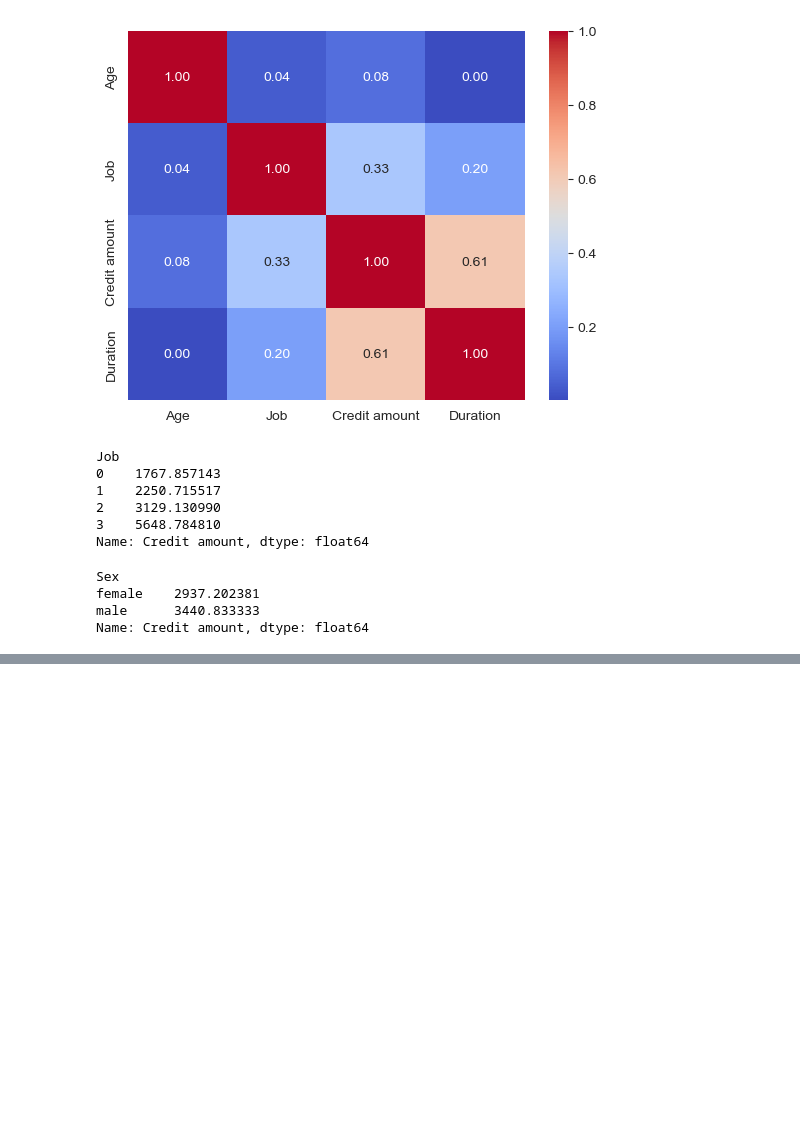
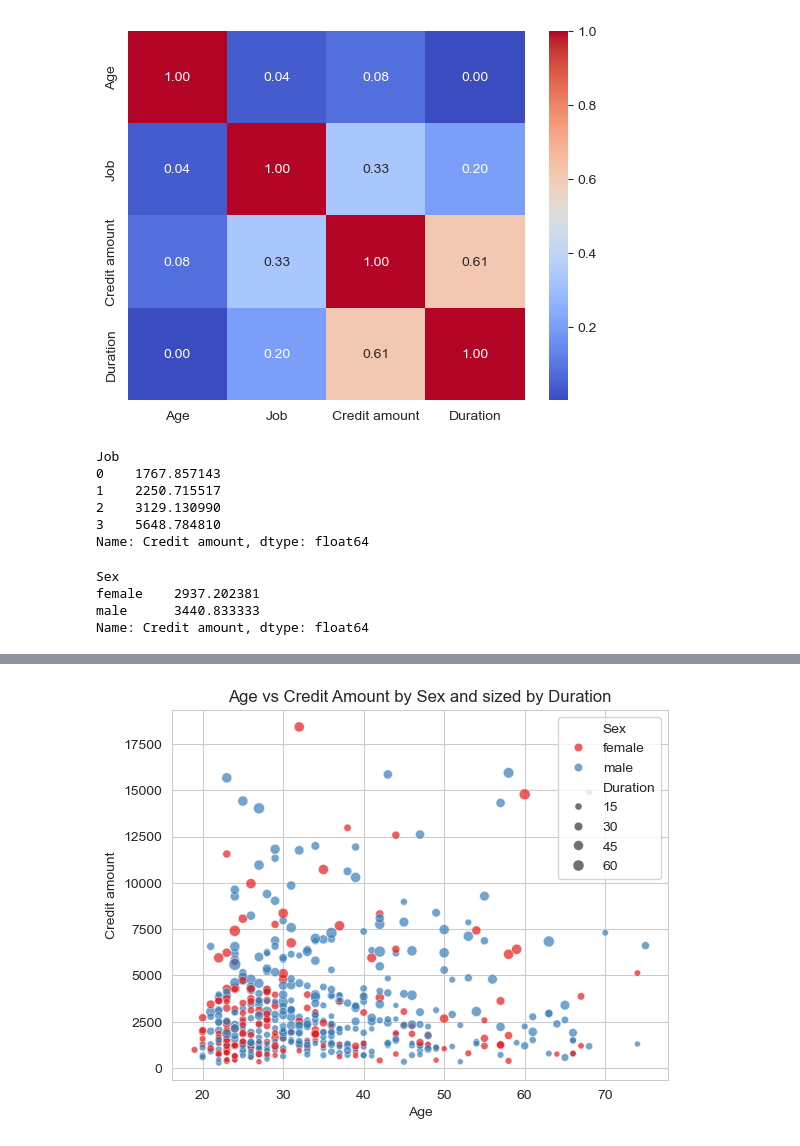
Before and after one commit to Ritu-Raj-Sharma/Credit-Risk-Predictor, a Jupyter notebook: analysis_model.ipynb, the cells around one changed output, grey strips where cells are left out. Cells and saved outputs as stored; diff of their text form; code cells hidden in the pictures; blank space fills up the shorter version.

Commit message:
More data processing and analysis and prepration for training the model

```diff
--- a/analysis_model.ipynb
+++ b/analysis_model.ipynb
@@ -186,3 +189,9 @@ pd.pivot_table(df, values='Credit amount', index='Housing', columns='Purpose')
 | free | 4705.000000 | 5180.314286 | NaN | 5314.250000 | 4419.444444 | 2097.000000 | 1190.0 | ... |
 | own | 3725.973684 | 3120.485437 | 1333.5 | 2625.076923 | 3031.100000 | 2307.613861 | 2993.5 | ... |
 | rent | 6180.833333 | 3398.285714 | NaN | 2627.857143 | 2890.285714 | 2138.000000 | 2384.0 | ... |
+# %%
+sns.scatterplot(x='Age', y='Credit amount', hue='Sex', data=df, palette='Set1', size="Duration", alpha=0.7)
+plt.title('Age vs Credit Amount by Sex and sized by Duration')
+plt.show()
+# %% [output]
+[figure, added]
```
Also changed, not shown: parts of 23 cells of this notebook, 5 other files.
